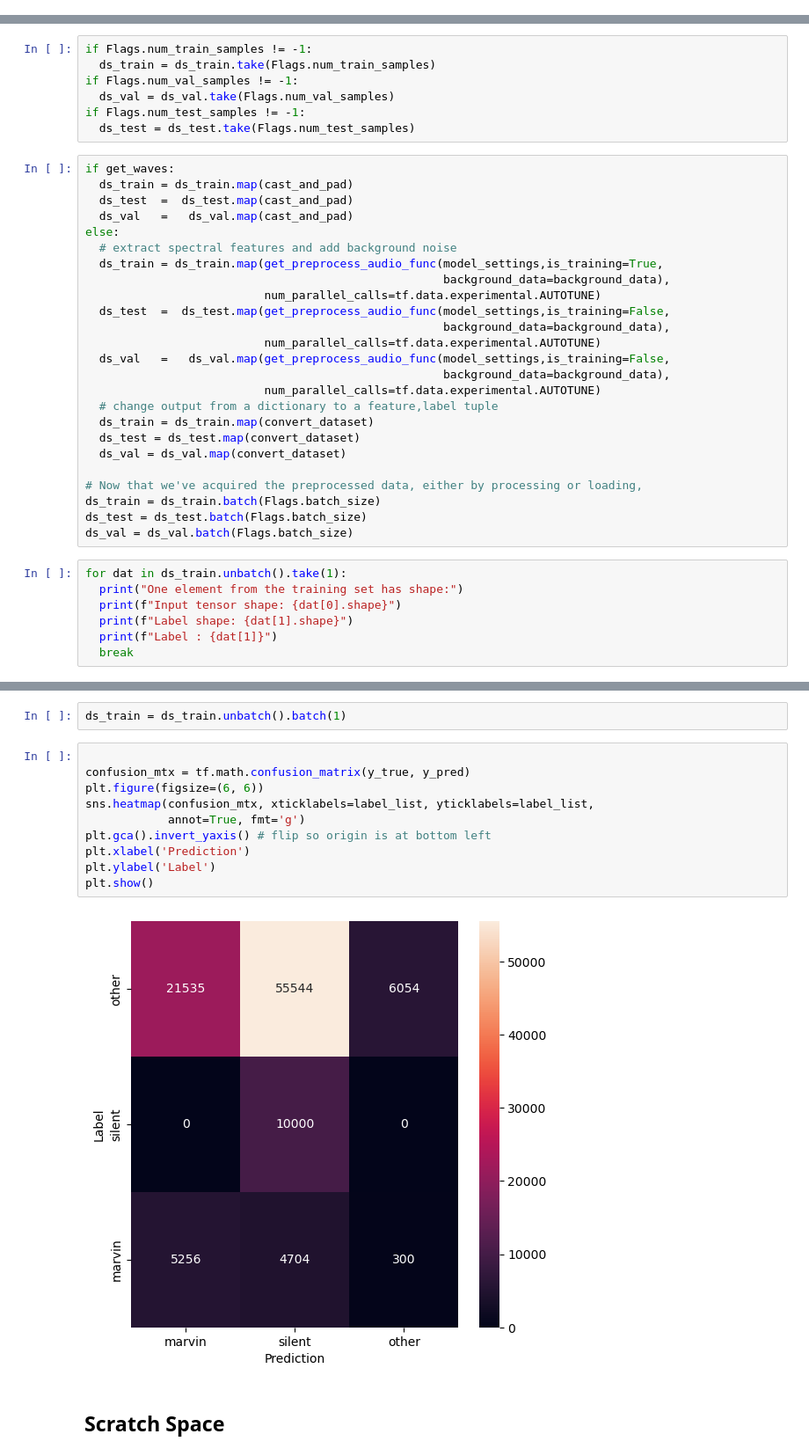
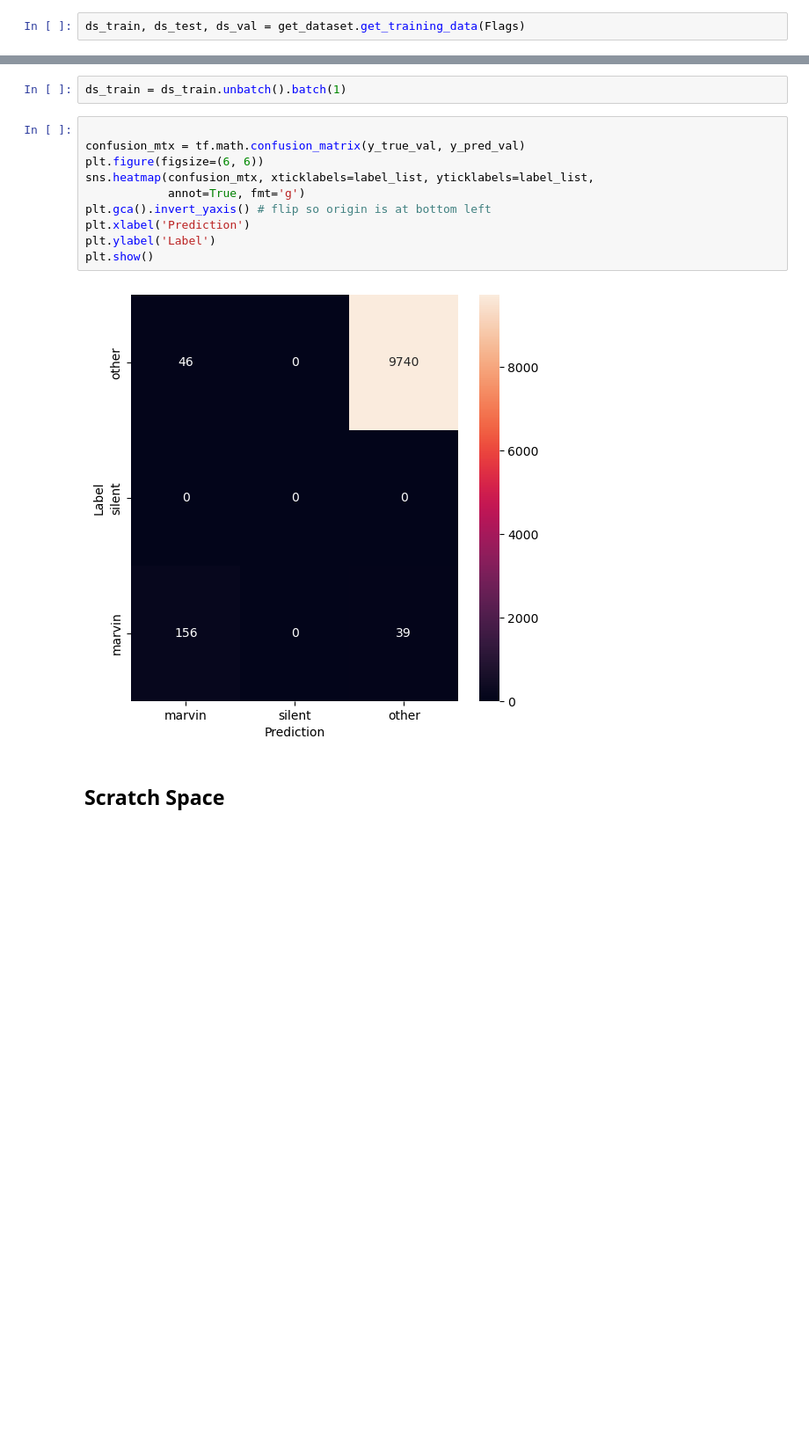
Before and after one commit to mlcommons/tiny, a Jupyter notebook: benchmark/training/streaming_wakeword/demo.ipynb, the cells around one changed output, grey strips where cells are left out. Shown: that part at 88% size. Cells and saved outputs as stored; diff of their text form; blank space fills up the shorter version.

```diff
--- a/benchmark/training/streaming_wakeword/demo.ipynb
+++ b/benchmark/training/streaming_wakeword/demo.ipynb
@@ -123 +53,3 @@ ds_test = ds_test.map(convert_labels_str2int)
+# %%
+ds_train, ds_test, ds_val = get_dataset.get_training_data(Flags)
 # %%
@@ -168,39 +73,0 @@ if num_silent > 0:
-# %%
-if Flags.num_train_samples != -1:
-  ds_train = ds_train.take(Flags.num_train_samples)
-if Flags.num_val_samples != -1:
-  ds_val = ds_val.take(Flags.num_val_samples)
-if Flags.num_test_samples != -1:
-  ds_test = ds_test.take(Flags.num_test_samples)
-# %%
-if get_waves:
-  ds_train = ds_train.map(cast_and_pad)
-  ds_test  =  ds_test.map(cast_and_pad)
-  ds_val   =   ds_val.map(cast_and_pad)
-else:
-  # extract spectral features and add background noise
-  ds_train = ds_train.map(get_preprocess_audio_func(model_settings,is_training=True,
-                                                    background_data=background_data),
-                          num_parallel_calls=tf.data.experimental.AUTOTUNE)
-  ds_test  =  ds_test.map(get_preprocess_audio_func(model_settings,is_training=False,
-                                                    background_data=background_data),
-                          num_parallel_calls=tf.data.experimental.AUTOTUNE)
-  ds_val   =   ds_val.map(get_preprocess_audio_func(model_settings,is_training=False,
-                                                    background_data=background_data),
-                          num_parallel_calls=tf.data.experimental.AUTOTUNE)
-  # change output from a dictionary to a feature,label tuple
-  ds_train = ds_train.map(convert_dataset)
-  ds_test = ds_test.map(convert_dataset)
-  ds_val = ds_val.map(convert_dataset)
-
-# Now that we've acquired the preprocessed data, either by processing or loading,
-ds_train = ds_train.batch(Flags.batch_size)
-ds_test = ds_test.batch(Flags.batch_size)
-ds_val = ds_val.batch(Flags.batch_size)
-# %%
-for dat in ds_train.unbatch().take(1):
-  print("One element from the training set has shape:")
-  print(f"Input tensor shape: {dat[0].shape}")
-  print(f"Label shape: {dat[1].shape}")
-  print(f"Label : {dat[1]}")
-  break
@@ -317,16 +183,16 @@ Validation set accuracy: 99.0%
 ds_train = ds_train.unbatch().batch(1)
 # %%
 
-confusion_mtx = tf.math.confusion_matrix(y_true, y_pred)
+confusion_mtx = tf.math.confusion_matrix(y_true_val, y_pred_val)
 plt.figure(figsize=(6, 6))
 sns.heatmap(confusion_mtx, xticklabels=label_list, yticklabels=label_list,
             annot=True, fmt='g')
 plt.gca().invert_yaxis() # flip so origin is at bottom left
 plt.xlabel('Prediction')
 plt.ylabel('Label')
 plt.show()
 # %% [output]
-[figure, old version]
+[figure, new version]
 # %% [markdown]
 ## Scratch Space
 # %%
```
Also changed, not shown: parts of 22 cells of this notebook, 1 other file.
